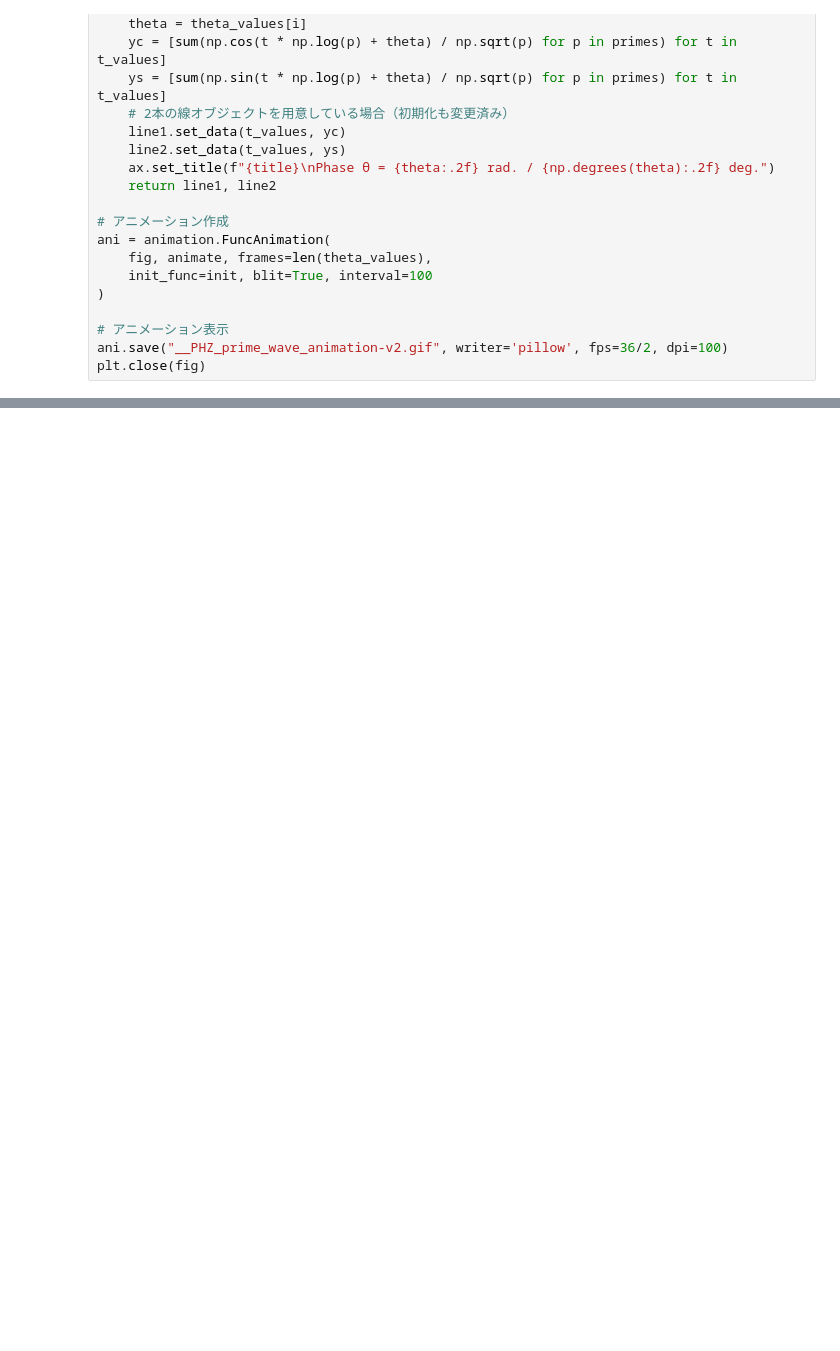
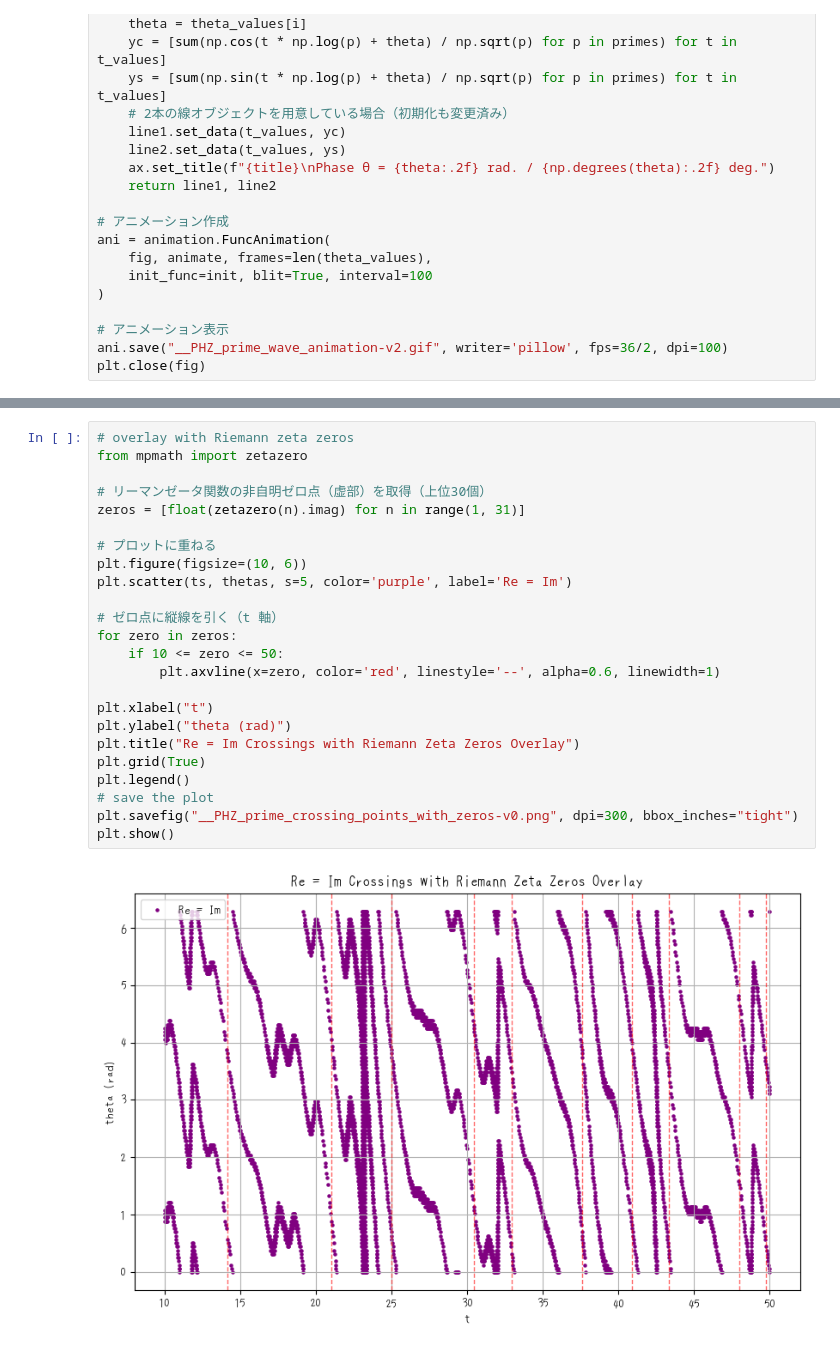
Before and after one commit to Deskuma/riemann-hypothesis-ai, a Jupyter notebook: src/py/graph/PHZ_prime_wave.ipynb, the cells around one changed output, grey strips where cells are left out. Saved outputs shown, nothing was run; the diff lists cells and outputs as text; blank space fills up the shorter version.

```diff
--- a/src/py/graph/PHZ_prime_wave.ipynb
+++ b/src/py/graph/PHZ_prime_wave.ipynb
@@ -537,0 +651,26 @@ plt.close(fig)
+# %%
+# overlay with Riemann zeta zeros
+from mpmath import zetazero
+
+# リーマンゼータ関数の非自明ゼロ点（虚部）を取得（上位30個）
+zeros = [float(zetazero(n).imag) for n in range(1, 31)]
+
+# プロットに重ねる
+plt.figure(figsize=(10, 6))
+plt.scatter(ts, thetas, s=5, color='purple', label='Re = Im')
+
+# ゼロ点に縦線を引く（t 軸）
+for zero in zeros:
+    if 10 <= zero <= 50:
+        plt.axvline(x=zero, color='red', linestyle='--', alpha=0.6, linewidth=1)
+
+plt.xlabel("t")
+plt.ylabel("theta (rad)")
+plt.title("Re = Im Crossings with Riemann Zeta Zeros Overlay")
+plt.grid(True)
+plt.legend()
+# save the plot
+plt.savefig("__PHZ_prime_crossing_points_with_zeros-v0.png", dpi=300, bbox_inches="tight")
+plt.show()
+# %% [output]
+[figure, added]
```
Also changed, not shown: parts of 13 cells of this notebook, 23 other files.
